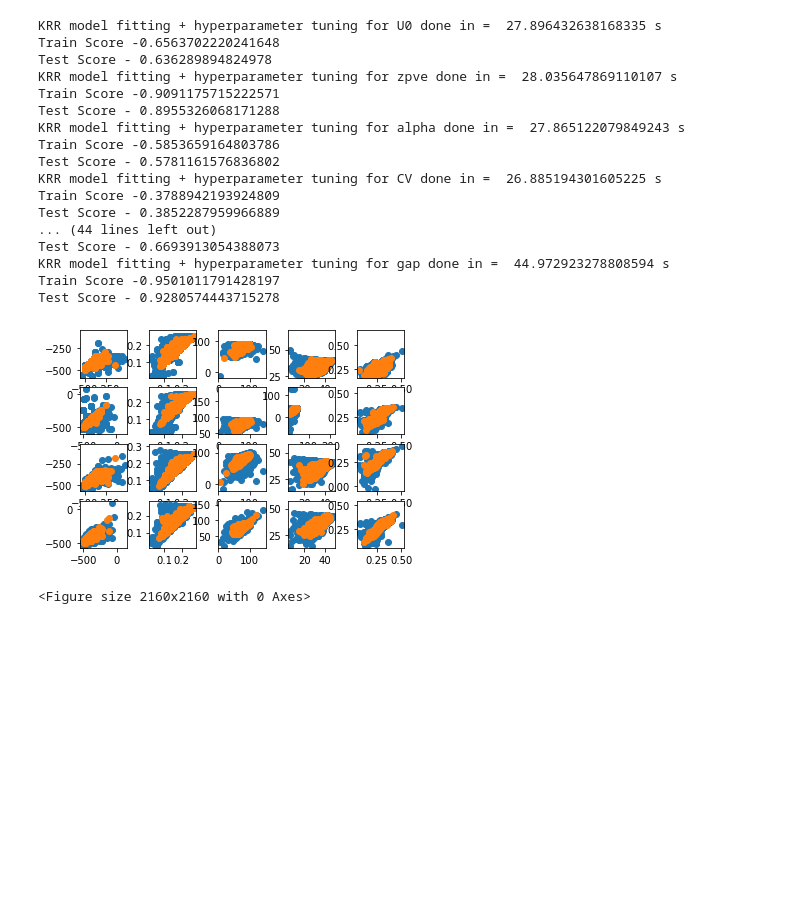
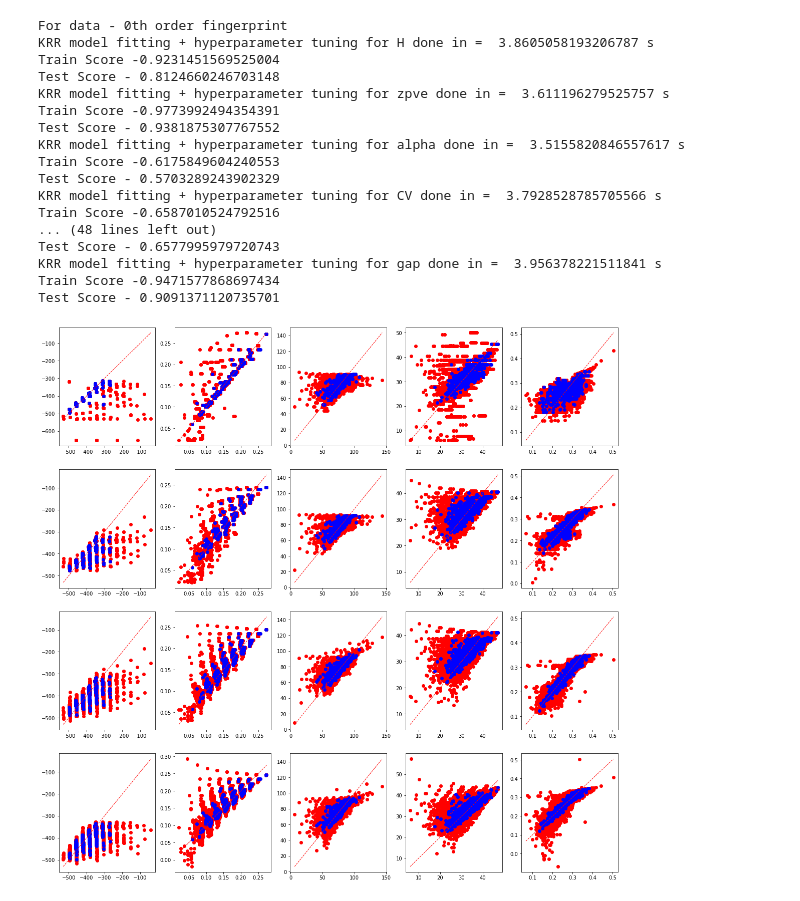
Before and after one commit to Kamesh-K/Motif-Based-Fingerprint, a Jupyter notebook: Fingerprints/Modeling.ipynb, the cells around one changed output. Saved outputs shown, nothing was run; the diff lists cells and outputs as text; code cells hidden in the pictures; blank space fills up the shorter version.

```diff
--- a/Fingerprints/Modeling.ipynb
+++ b/Fingerprints/Modeling.ipynb
@@ -189,22 +106,52 @@ Test Score - 0.928541463861955
-# %%
-model_results()
-# %% [output]
-KRR model fitting + hyperparameter tuning for U0 done in =  27.896432638168335 s
-Train Score -0.6563702220241648
-Test Score - 0.636289894824978
-KRR model fitting + hyperparameter tuning for zpve done in =  28.035647869110107 s
-Train Score -0.9091175715222571
-Test Score - 0.8955326068171288
-KRR model fitting + hyperparameter tuning for alpha done in =  27.865122079849243 s
-Train Score -0.5853659164803786
-Test Score - 0.5781161576836802
-KRR model fitting + hyperparameter tuning for CV done in =  26.885194301605225 s
-Train Score -0.3788942193924809
-Test Score - 0.3852287959966889
-... (44 lines left out)
-Test Score - 0.6693913054388073
-KRR model fitting + hyperparameter tuning for gap done in =  44.972923278808594 s
-Train Score -0.9501011791428197
-Test Score - 0.9280574443715278
-[figure, removed]
-<Figure size 2160x2160 with 0 Axes>
+# %%
+from sklearn.preprocessing import StandardScaler,Normalizer
+train_data = pd.read_csv("Train_Data.csv")
+train_size = 1000/len(train_data)
+fingerprint_0 = pd.read_csv("Fingerprint_0.csv")
+fingerprint_1 = pd.read_csv("Fingerprint_1.csv")
+fingerprint_2 = pd.read_csv("Fingerprint_2.csv")
+fingerprint_3 = pd.read_csv("Fingerprint_3.csv")
+columns_training = ['H','zpve','alpha','CV','gap']
+total_data = [fingerprint_0,fingerprint_1,fingerprint_2,fingerprint_3]
+fig,axs = plt.subplots(len(total_data),len(columns_training),figsize=(20,20))
+for i,data in zip(range(len(total_data)),total_data):
+    print("For data - {}th order fingerprint".format(i))
+    for j,column in zip(range(len(columns_training)),columns_training):
+        scaler_y = MinMaxScaler()
+        scaler_x = MinMaxScaler()
+        data_y = scaler_y.fit_transform(np.array(train_data[column]).reshape(-1, 1))
+        data = scaler_x.fit_transform(data)
+        train_X, test_X, train_Y, test_Y = train_test_split(data,data_y,train_size=train_size,random_state = 43)
+        kr = GridSearchCV(KernelRidge(kernel='rbf'),
+                      param_grid={"alpha": [1e0, 0.1, 1e-2, 1e-3],
+                                  "gamma": np.logspace(-2, 2, 5)})
+        t0 = time.time()
+        kr.fit(train_X, train_Y)
+        kr_fit = time.time() - t0
+        print("KRR model fitting + hyperparameter tuning for {} done in =  {} s".format(column,kr_fit))
+        print("Train Score -{}".format(kr.score(train_X,train_Y)))
+        print("Test Score - {}".format(kr.score(test_X,test_Y)))
+        axs[i,j].scatter(scaler_y.inverse_transform(test_Y),scaler_y.inverse_transform(kr.predict(test_X)),c='r')
+        xpoints = ypoints = [min(train_data[column]),max(train_data[column])]
+        axs[i,j].plot(xpoints,ypoints,linestyle='--',color='r',lw=1,scalex=False,scaley=False)
+        axs[i,j].scatter(scaler_y.inverse_transform(train_Y),scaler_y.inverse_transform(kr.predict(train_X)),c='b')
+plt.show()
+# %% [output]
+For data - 0th order fingerprint
+KRR model fitting + hyperparameter tuning for H done in =  3.8605058193206787 s
+Train Score -0.9231451569525004
+Test Score - 0.8124660246703148
+KRR model fitting + hyperparameter tuning for zpve done in =  3.611196279525757 s
+Train Score -0.9773992494354391
+Test Score - 0.9381875307767552
+KRR model fitting + hyperparameter tuning for alpha done in =  3.5155820846557617 s
+Train Score -0.6175849604240553
+Test Score - 0.5703289243902329
+KRR model fitting + hyperparameter tuning for CV done in =  3.7928528785705566 s
+Train Score -0.6587010524792516
+... (48 lines left out)
+Test Score - 0.6577995979720743
+KRR model fitting + hyperparameter tuning for gap done in =  3.956378221511841 s
+Train Score -0.9471577868697434
+Test Score - 0.9091371120735701
+[figure, added]
```
Also changed, not shown: parts of 11 cells of this notebook, 4 other files.
